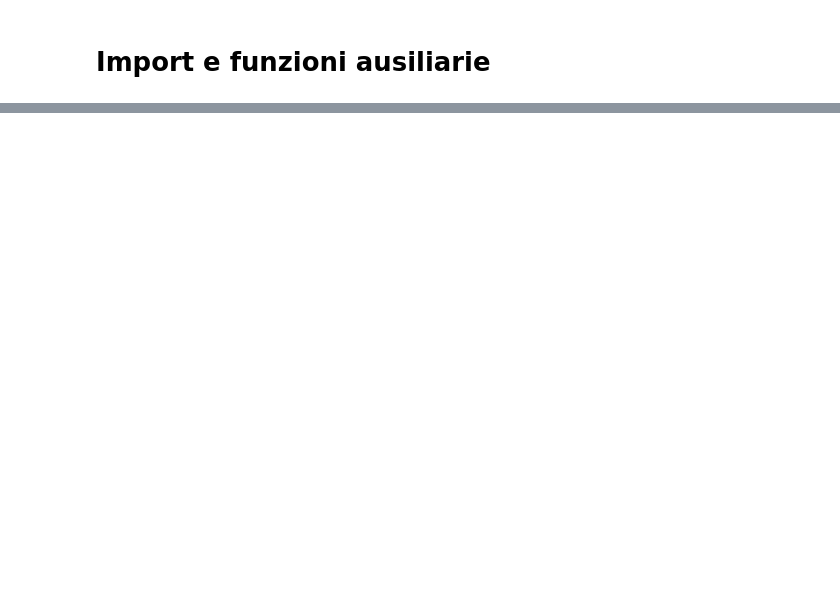
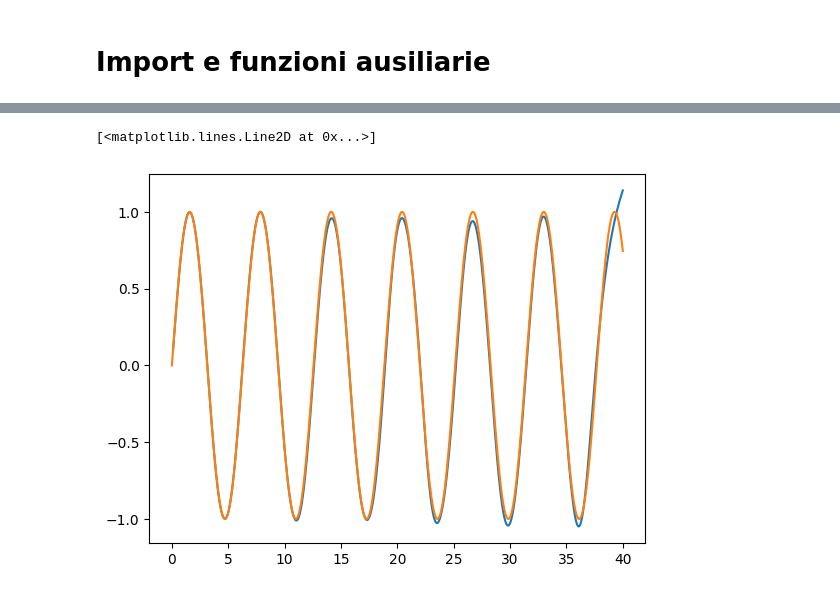
Before and after one commit to DDDavides/MLProj, a Jupyter notebook: prove.ipynb, the cells around one changed output, grey strips where cells are left out. Cells and saved outputs as stored; diff of their text form; code cells hidden in the pictures; blank space fills up the shorter version.

```diff
--- a/prove.ipynb
+++ b/prove.ipynb
@@ -16,8 +24,18 @@ plt.plot(x,y)
+# %%
+def time_step(data, step=10):
+    x,y = [],[]
+    for i in range(data.shape[0] - step):
+        x.append(data[i:i+step])
+        y.append(data[i+step])
+
+    return np.array(x), np.array(y)
 # %%
 def time_step(data, label, step=10):
+
     x,y = [],[]
-    for i in range(data.shape[0]-(step+1)):
+    for i in range(data.shape[0] - step):
         x.append(data[i:i+step])
-        y.append(label[i+1:i+step+1])
-    return np.array(x),np.array(y)
+        y.append(label[i+step])
+
+    return np.array(x), np.array(y)
 # %%
@@ -27,7 +46,9 @@ yt = yt.reshape(*yt.shape, 1)
 # %%
 model = k.models.Sequential(
     [
+        k.layers.GRU(128),
+        k.layers.Flatten(),
         k.layers.Dense(300),
-        k.layers.Dense(128)
+        k.layers.Dense(1)
     ]
 )
@@ -42,3 +88,3 @@ model.summary()
 # %%
 callback = tf.keras.callbacks.EarlyStopping(monitor='loss', patience=10)
-model.fit(xt,yt,epochs=500, callbacks=[callback])
+model.fit(xt, yt, epochs=500, callbacks=[callback], batch_size=64)
@@ -45,4 +115,5 @@ model.fit(xt,yt,epochs=500, callbacks=[callback])
 # %%
 predicted = model.predict(xt)
-plt.plot(x[11:], predicted[:, -1])
-plt.plot(x,y)
+plt.plot(x[10:], predicted[:, -1])
+plt.plot(x, y)
+# %% [output]
@@ -49 +123,3 @@ plt.plot(x,y)
+[<matplotlib.lines.Line2D at 0x...>]
+[figure, added]
 # %%
```
Also changed, not shown: parts of 11 cells of this notebook, 8 other files.
